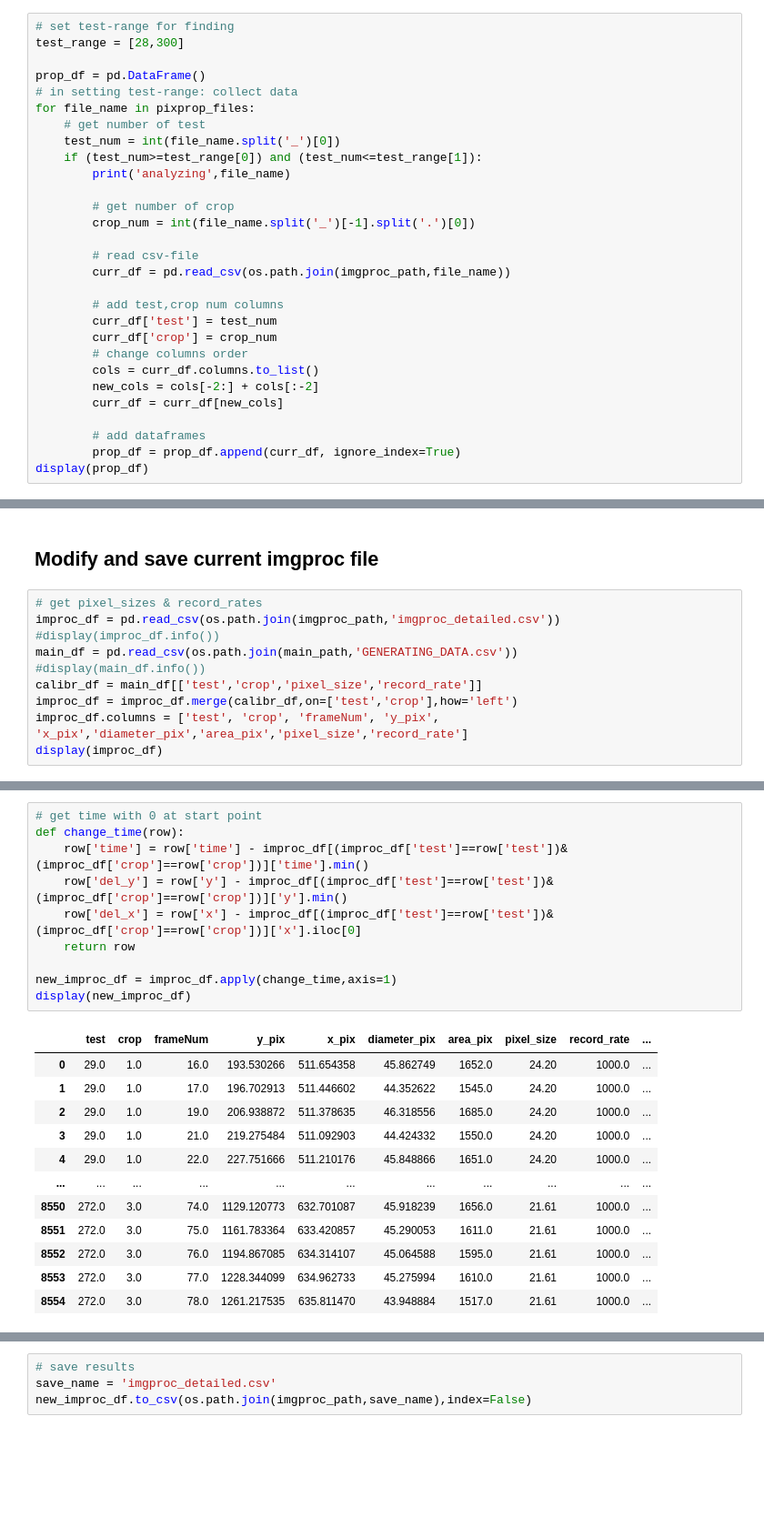
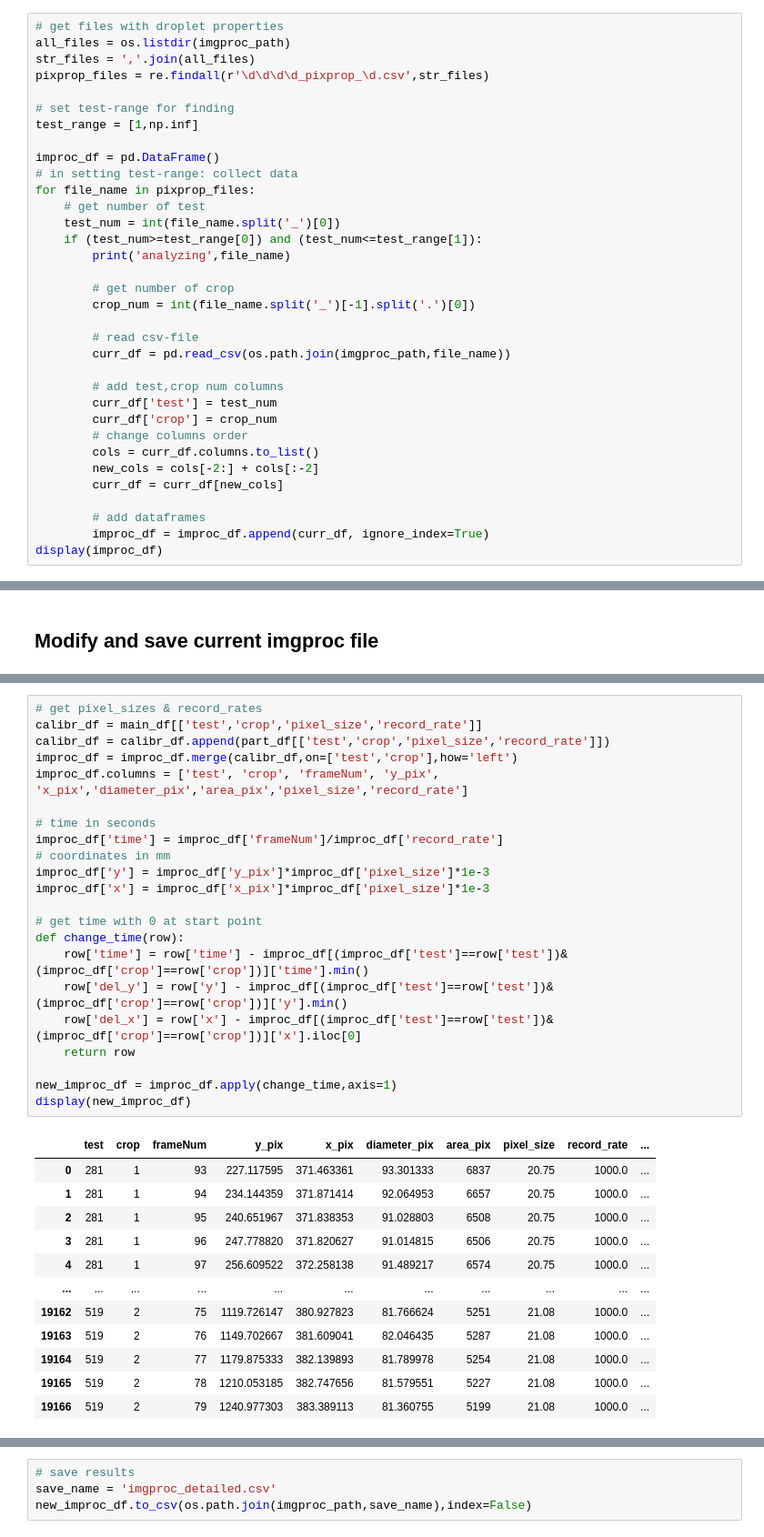
Before and after one commit to mvulf/ICELOAD_Experiment, a Jupyter notebook: dropletsGenerating/dataframeAnalyzing/ImgProc_analyzer.ipynb, the cells around one changed output, grey strips where cells are left out. Shown: that part at 91% size. Saved outputs shown, nothing was run; the diff lists cells and outputs as text; blank space fills up the shorter version.

Commit message:
Ready for full analyzing a new generating protocol

```diff
--- a/dropletsGenerating/dataframeAnalyzing/ImgProc_analyzer.ipynb
+++ b/dropletsGenerating/dataframeAnalyzing/ImgProc_analyzer.ipynb
@@ -24,8 +125,13 @@ pixprop_files = re.findall(r'\d\d\d\d_pixprop_\d.csv',str_files)
 # %%
+# get files with droplet properties
+all_files = os.listdir(imgproc_path)
+str_files = ','.join(all_files)
+pixprop_files = re.findall(r'\d\d\d\d_pixprop_\d.csv',str_files)
+
 # set test-range for finding
-test_range = [28,300]
+test_range = [1,np.inf]
 
-prop_df = pd.DataFrame()
+improc_df = pd.DataFrame()
 # in setting test-range: collect data
 for file_name in pixprop_files:
     # get number of test
@@ -48,6 +154,6 @@ for file_name in pixprop_files:
         curr_df = curr_df[new_cols]
 
         # add dataframes
-        prop_df = prop_df.append(curr_df, ignore_index=True)
-display(prop_df)
+        improc_df = improc_df.append(curr_df, ignore_index=True)
+display(improc_df)
 # %% [output]
@@ -88,12 +190,2 @@ prop_df.to_csv(os.path.join(imgproc_path,save_name),index=False)
 # %% [markdown]
 ## Modify and save current imgproc file
-# %%
-# get pixel_sizes & record_rates
-improc_df = pd.read_csv(os.path.join(imgproc_path,'imgproc_detailed.csv'))
-#display(improc_df.info())
-main_df = pd.read_csv(os.path.join(main_path,'GENERATING_DATA.csv'))
-#display(main_df.info())
-calibr_df = main_df[['test','crop','pixel_size','record_rate']]
-improc_df = improc_df.merge(calibr_df,on=['test','crop'],how='left')
-improc_df.columns = ['test', 'crop', 'frameNum', 'y_pix', 'x_pix','diameter_pix','area_pix','pixel_size','record_rate']
-display(improc_df)
@@ -135,23 +192,35 @@ display(improc_df)
 # %%
+# get pixel_sizes & record_rates
+calibr_df = main_df[['test','crop','pixel_size','record_rate']]
+calibr_df = calibr_df.append(part_df[['test','crop','pixel_size','record_rate']])
+improc_df = improc_df.merge(calibr_df,on=['test','crop'],how='left')
+improc_df.columns = ['test', 'crop', 'frameNum', 'y_pix', 'x_pix','diameter_pix','area_pix','pixel_size','record_rate']
+
+# time in seconds
+improc_df['time'] = improc_df['frameNum']/improc_df['record_rate']
+# coordinates in mm
+improc_df['y'] = improc_df['y_pix']*improc_df['pixel_size']*1e-3
+improc_df['x'] = improc_df['x_pix']*improc_df['pixel_size']*1e-3
+
 # get time with 0 at start point
 def change_time(row):
     row['time'] = row['time'] - improc_df[(improc_df['test']==row['test'])&(improc_df['crop']==row['crop'])]['time'].min()
     row['del_y'] = row['y'] - improc_df[(improc_df['test']==row['test'])&(improc_df['crop']==row['crop'])]['y'].min()
     row['del_x'] = row['x'] - improc_df[(improc_df['test']==row['test'])&(improc_df['crop']==row['crop'])]['x'].iloc[0]
     return row
 
 new_improc_df = improc_df.apply(change_time,axis=1)
 display(new_improc_df)
 # %% [output]
 |  | test | crop | frameNum | y_pix | x_pix | diameter_pix | area_pix | pixel_size | record_rate | ... |
-| 0 | 29.0 | 1.0 | 16.0 | 193.530266 | 511.654358 | 45.862749 | 1652.0 | 24.20 | 1000.0 | ... |
-| 1 | 29.0 | 1.0 | 17.0 | 196.702913 | 511.446602 | 44.352622 | 1545.0 | 24.20 | 1000.0 | ... |
-| 2 | 29.0 | 1.0 | 19.0 | 206.938872 | 511.378635 | 46.318556 | 1685.0 | 24.20 | 1000.0 | ... |
-| 3 | 29.0 | 1.0 | 21.0 | 219.275484 | 511.092903 | 44.424332 | 1550.0 | 24.20 | 1000.0 | ... |
-| 4 | 29.0 | 1.0 | 22.0 | 227.751666 | 511.210176 | 45.848866 | 1651.0 | 24.20 | 1000.0 | ... |
+| 0 | 281 | 1 | 93 | 227.117595 | 371.463361 | 93.301333 | 6837 | 20.75 | 1000.0 | ... |
+| 1 | 281 | 1 | 94 | 234.144359 | 371.871414 | 92.064953 | 6657 | 20.75 | 1000.0 | ... |
+| 2 | 281 | 1 | 95 | 240.651967 | 371.838353 | 91.028803 | 6508 | 20.75 | 1000.0 | ... |
+| 3 | 281 | 1 | 96 | 247.778820 | 371.820627 | 91.014815 | 6506 | 20.75 | 1000.0 | ... |
+| 4 | 281 | 1 | 97 | 256.609522 | 372.258138 | 91.489217 | 6574 | 20.75 | 1000.0 | ... |
 | ... | ... | ... | ... | ... | ... | ... | ... | ... | ... | ... |
-| 8550 | 272.0 | 3.0 | 74.0 | 1129.120773 | 632.701087 | 45.918239 | 1656.0 | 21.61 | 1000.0 | ... |
-| 8551 | 272.0 | 3.0 | 75.0 | 1161.783364 | 633.420857 | 45.290053 | 1611.0 | 21.61 | 1000.0 | ... |
-| 8552 | 272.0 | 3.0 | 76.0 | 1194.867085 | 634.314107 | 45.064588 | 1595.0 | 21.61 | 1000.0 | ... |
-| 8553 | 272.0 | 3.0 | 77.0 | 1228.344099 | 634.962733 | 45.275994 | 1610.0 | 21.61 | 1000.0 | ... |
-| 8554 | 272.0 | 3.0 | 78.0 | 1261.217535 | 635.811470 | 43.948884 | 1517.0 | 21.61 | 1000.0 | ... |
+| 19162 | 519 | 2 | 75 | 1119.726147 | 380.927823 | 81.766624 | 5251 | 21.08 | 1000.0 | ... |
+| 19163 | 519 | 2 | 76 | 1149.702667 | 381.609041 | 82.046435 | 5287 | 21.08 | 1000.0 | ... |
+| 19164 | 519 | 2 | 77 | 1179.875333 | 382.139893 | 81.789978 | 5254 | 21.08 | 1000.0 | ... |
+| 19165 | 519 | 2 | 78 | 1210.053185 | 382.747656 | 81.579551 | 5227 | 21.08 | 1000.0 | ... |
+| 19166 | 519 | 2 | 79 | 1240.977303 | 383.389113 | 81.360755 | 5199 | 21.08 | 1000.0 | ... |
```
Also changed, not shown: parts of 21 cells of this notebook, 8 other files.
